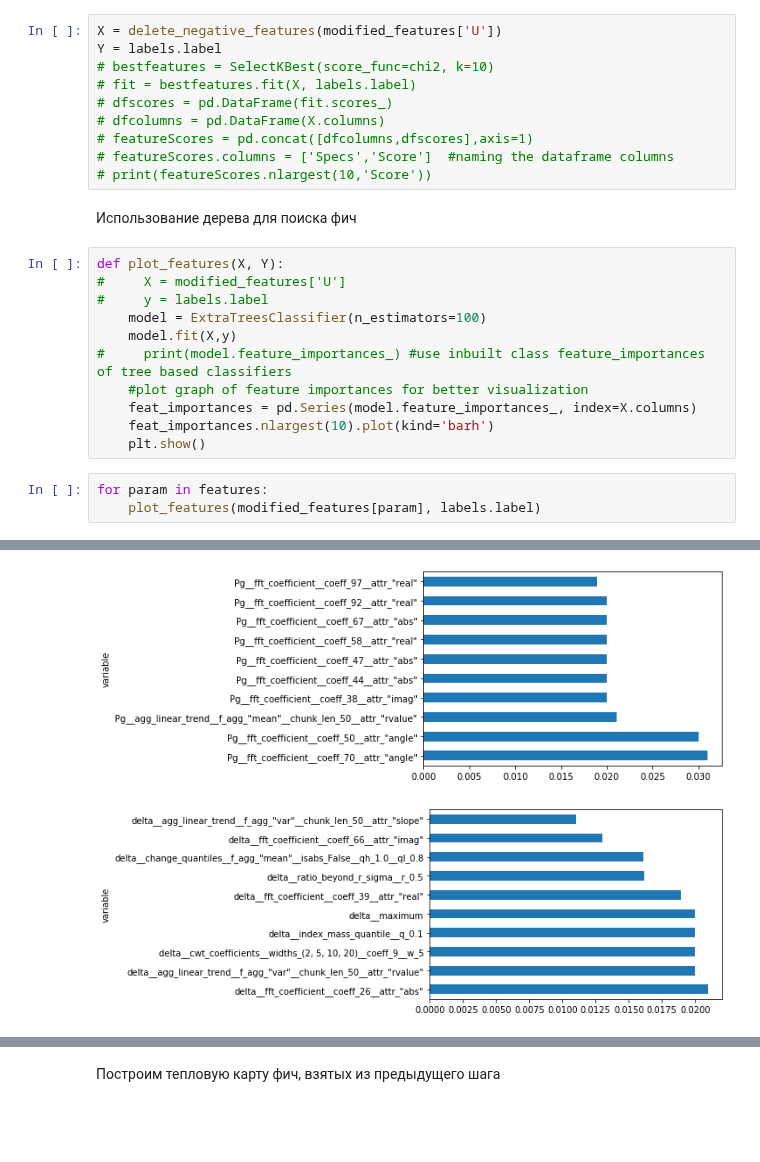
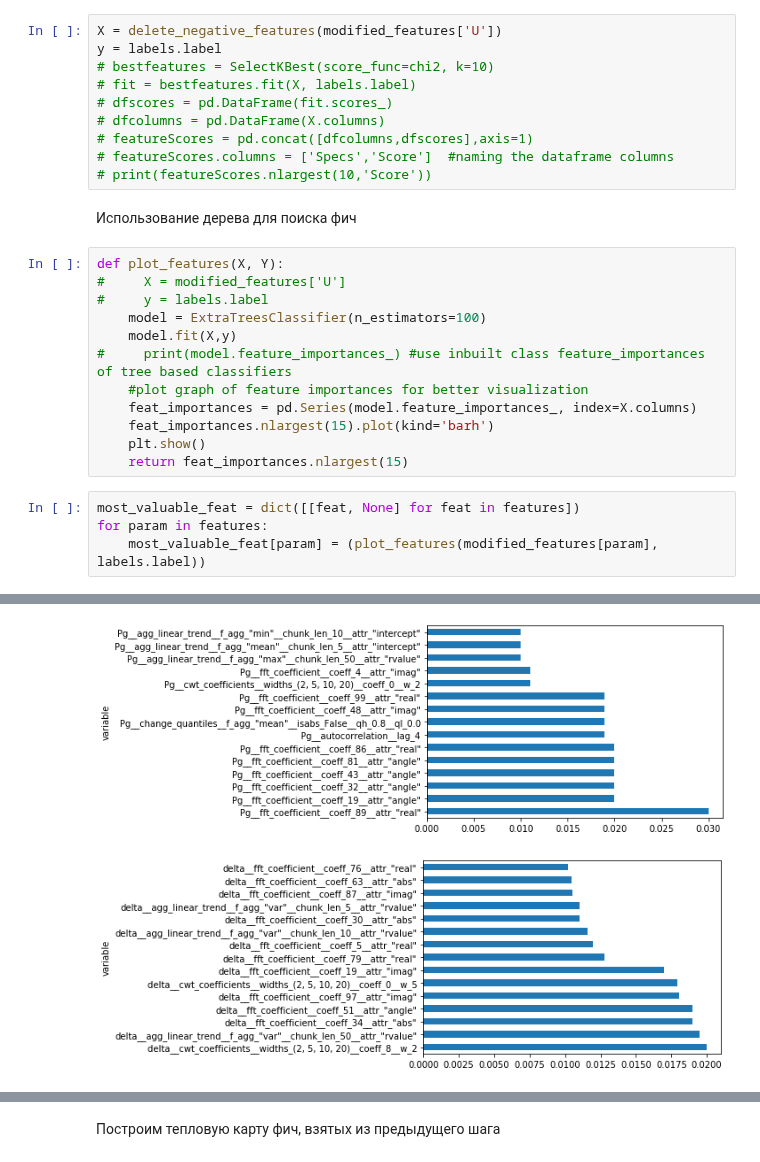
Before and after one commit to MaximSinyaev/master_degree, a Jupyter notebook: Data_processing.ipynb, the cells around one changed output, grey strips where cells are left out. Cells and saved outputs as stored; diff of their text form; blank space fills up the shorter version.

```diff
--- a/Data_processing.ipynb
+++ b/Data_processing.ipynb
@@ -165,7 +164,7 @@ def delete_negative_features(X):
     return X
 # %%
 X = delete_negative_features(modified_features['U'])
-Y = labels.label
+y = labels.label
 # bestfeatures = SelectKBest(score_func=chi2, k=10)
 # fit = bestfeatures.fit(X, labels.label)
 # dfscores = pd.DataFrame(fit.scores_)
@@ -184,9 +183,11 @@ def plot_features(X, Y):
 #     print(model.feature_importances_) #use inbuilt class feature_importances of tree based classifiers
     #plot graph of feature importances for better visualization
     feat_importances = pd.Series(model.feature_importances_, index=X.columns)
-    feat_importances.nlargest(10).plot(kind='barh')
+    feat_importances.nlargest(15).plot(kind='barh')
     plt.show()
+    return feat_importances.nlargest(15)
 # %%
+most_valuable_feat = dict([[feat, None] for feat in features])
 for param in features:
-    plot_features(modified_features[param], labels.label)
+    most_valuable_feat[param] = (plot_features(modified_features[param], labels.label))
 # %% [output]
@@ -195,2 +196,2 @@ for param in features:
-[figure, old version]
+[figure, new version]
-[figure, old version]
+[figure, new version]
```
Also changed, not shown: parts of 23 cells of this notebook.
